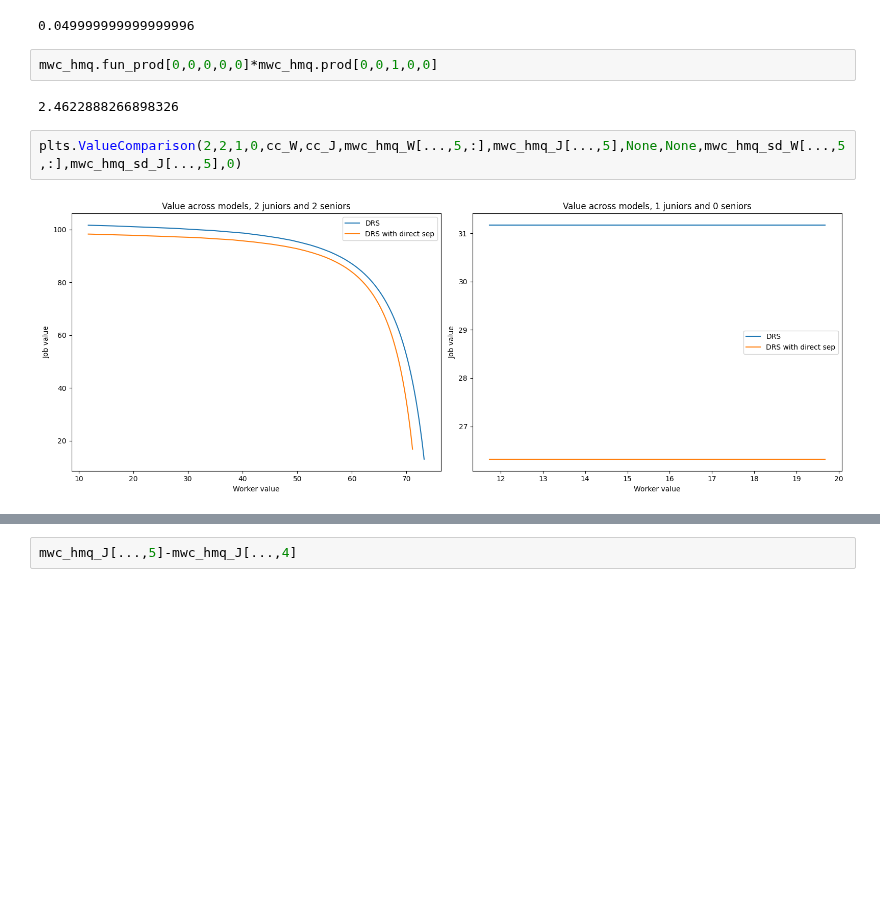
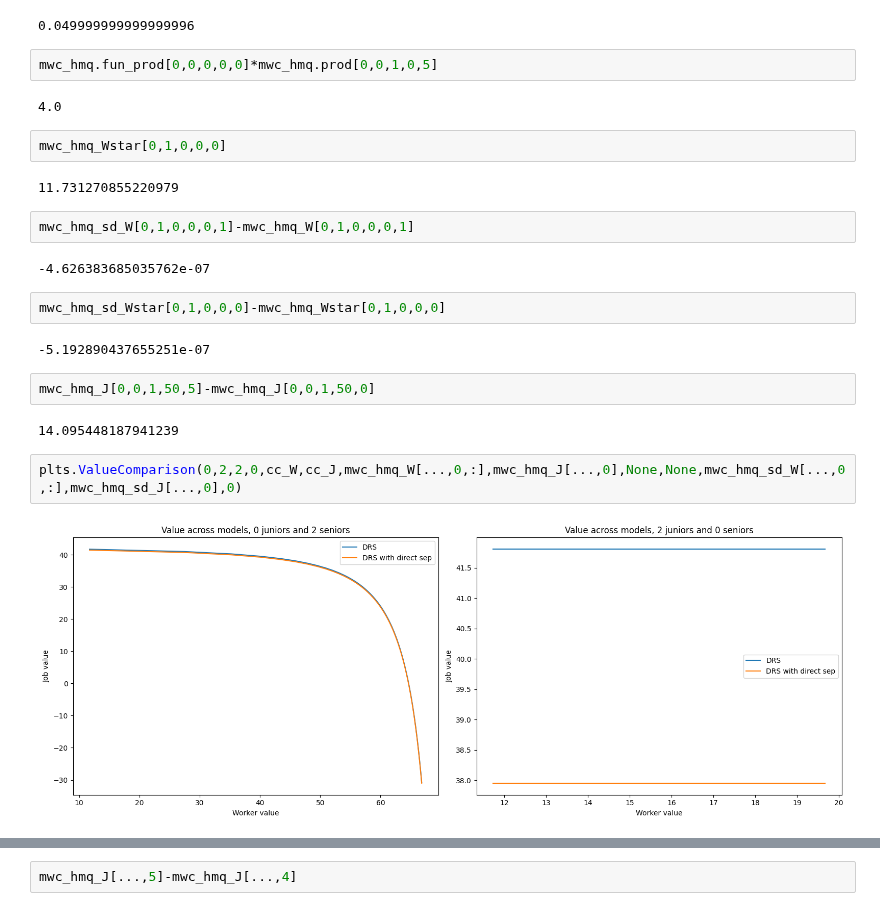
Before and after one commit to zalandru/Dynamic-Contracting-Multi-worker-Firm, a Jupyter notebook: Multiworker_wage_2steps/Initiating MWF.ipynb, the cells around one changed output, grey strips where cells are left out. Cells and saved outputs as stored; diff of their text form; blank space fills up the shorter version.

```diff
--- a/Multiworker_wage_2steps/Initiating MWF.ipynb
+++ b/Multiworker_wage_2steps/Initiating MWF.ipynb
@@ -135,10 +155,26 @@ mwc_hmq.pref.inv_utility(mwc_hmq.v_0*(1-p.beta))
 # %% [output]
 0.049999999999999996
 # %%
-mwc_hmq.fun_prod[0,0,0,0,0]*mwc_hmq.prod[0,0,1,0,0]
+mwc_hmq.fun_prod[0,0,0,0,0]*mwc_hmq.prod[0,0,1,0,5]
 # %% [output]
-2.4622888266898326
+4.0
+# %%
+mwc_hmq_Wstar[0,1,0,0,0]
+# %% [output]
+11.731270855220979
+# %%
+mwc_hmq_sd_W[0,1,0,0,0,1]-mwc_hmq_W[0,1,0,0,0,1]
+# %% [output]
+-4.626383685035762e-07
+# %%
+mwc_hmq_sd_Wstar[0,1,0,0,0]-mwc_hmq_Wstar[0,1,0,0,0]
+# %% [output]
+-5.192890437655251e-07
+# %%
+mwc_hmq_J[0,0,1,50,5]-mwc_hmq_J[0,0,1,50,0]
+# %% [output]
+14.095448187941239
 # %%
-plts.ValueComparison(2,2,1,0,cc_W,cc_J,mwc_hmq_W[...,5,:],mwc_hmq_J[...,5],None,None,mwc_hmq_sd_W[...,5,:],mwc_hmq_sd_J[...,5],0)
+plts.ValueComparison(0,2,2,0,cc_W,cc_J,mwc_hmq_W[...,0,:],mwc_hmq_J[...,0],None,None,mwc_hmq_sd_W[...,0,:],mwc_hmq_sd_J[...,0],0)
 # %% [output]
-[figure, old version]
+[figure, new version]
```
Also changed, not shown: parts of 5 cells of this notebook, 4 other files.
